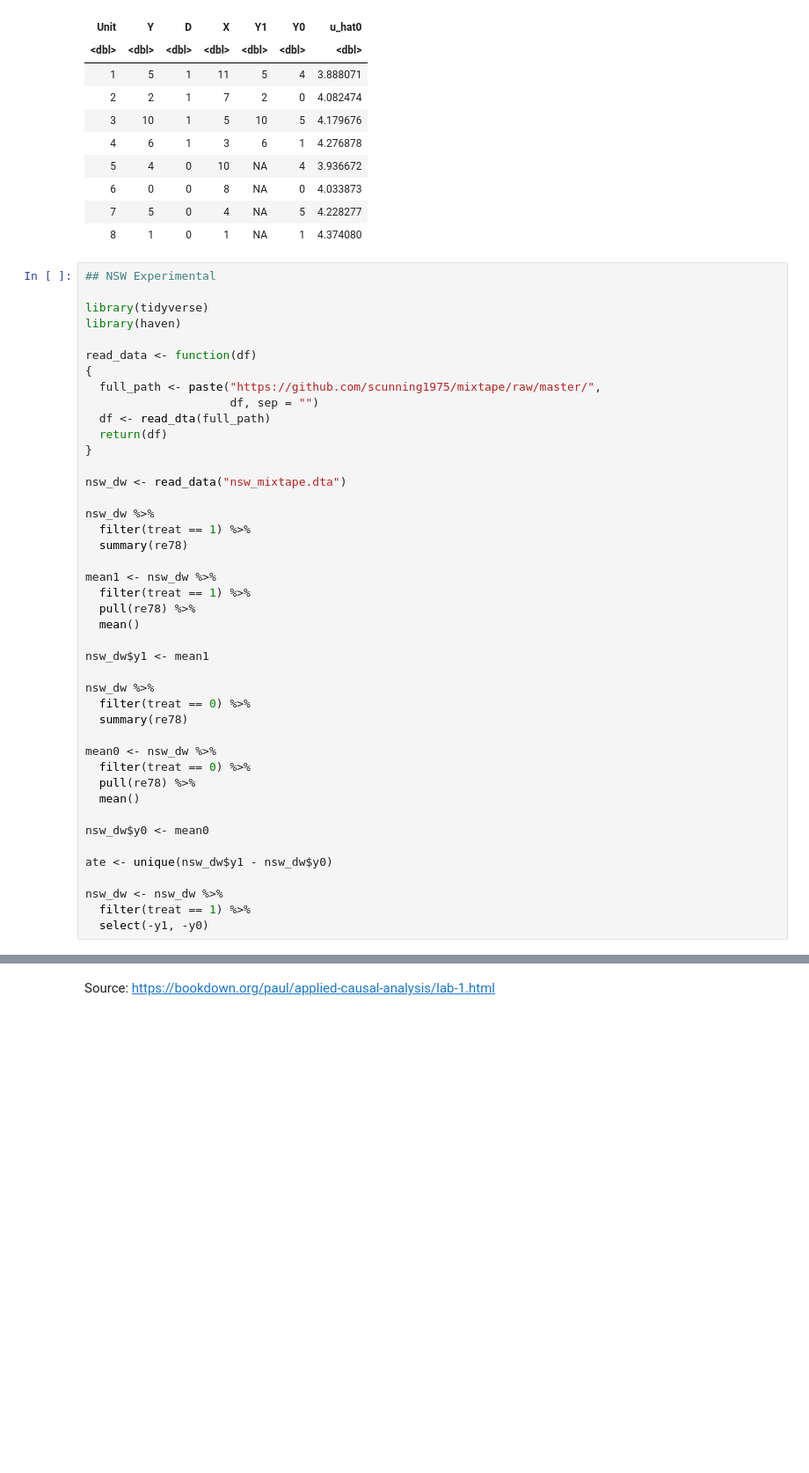
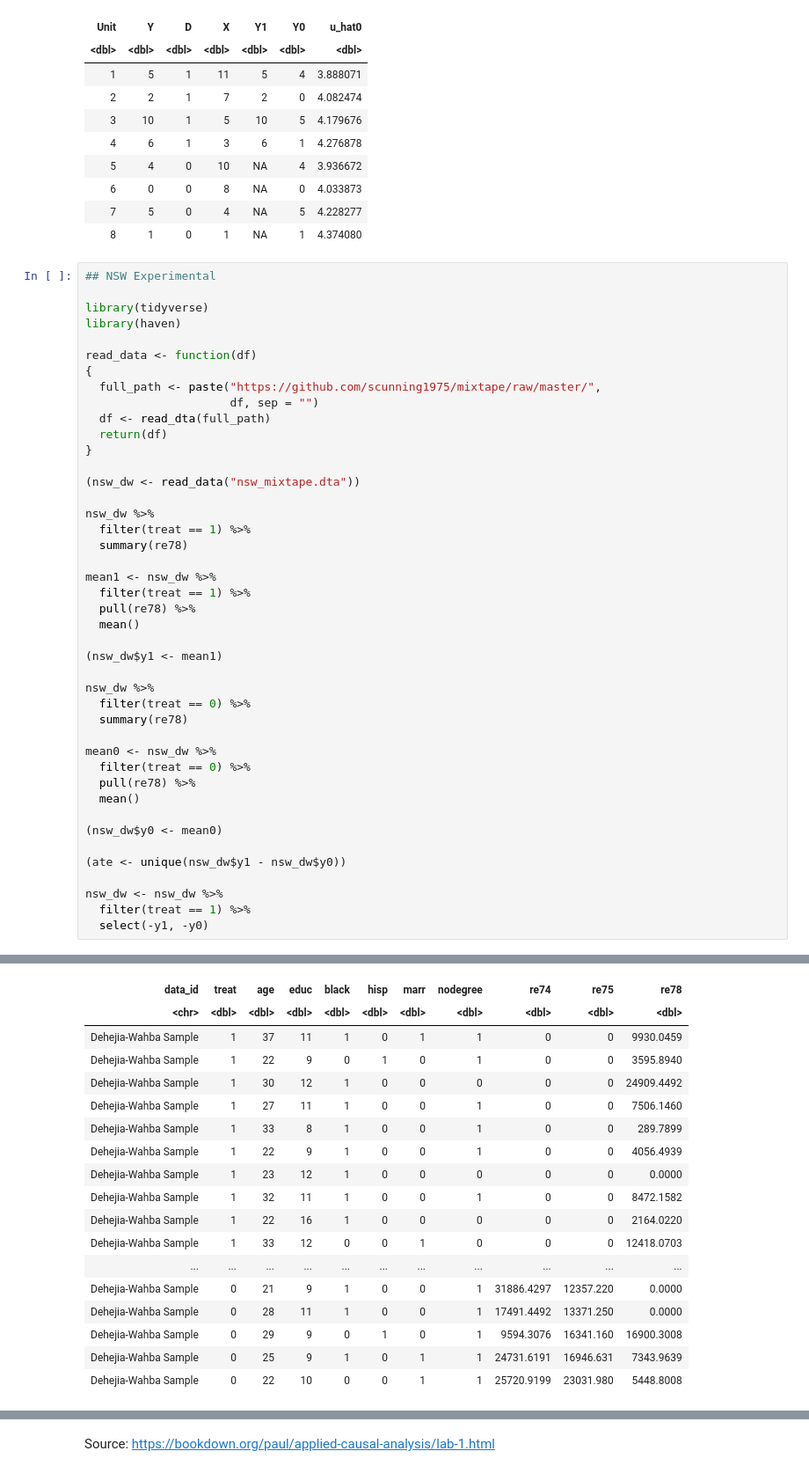
Before and after one commit to pacayton/Causal_Inference_Sessions, a Jupyter notebook: Matching_with_R.ipynb, the cells around one changed output, grey strips where cells are left out. Shown at 88% size. Drawn from its saved outputs; the diff is of its cells as text; blank space fills up the shorter version.

```diff
--- a/Matching_with_R.ipynb
+++ b/Matching_with_R.ipynb
@@ -75,7 +109,7 @@ read_data <- function(df)
   return(df)
 }
 
-nsw_dw <- read_data("nsw_mixtape.dta")
+(nsw_dw <- read_data("nsw_mixtape.dta"))
 
 nsw_dw %>%
   filter(treat == 1) %>%
@@ -86,7 +120,7 @@ mean1 <- nsw_dw %>%
   pull(re78) %>%
   mean()
 
-nsw_dw$y1 <- mean1
+(nsw_dw$y1 <- mean1)
 
 nsw_dw %>%
   filter(treat == 0) %>%
@@ -97,9 +131,9 @@ mean0 <- nsw_dw %>%
   pull(re78) %>%
   mean()
 
-nsw_dw$y0 <- mean0
+(nsw_dw$y0 <- mean0)
 
-ate <- unique(nsw_dw$y1 - nsw_dw$y0)
+(ate <- unique(nsw_dw$y1 - nsw_dw$y0))
 
 nsw_dw <- nsw_dw %>%
   filter(treat == 1) %>%
@@ -125 +143,19 @@ nsw_dw <- nsw_dw %>%
+| data_id | treat | age | educ | black | hisp | marr | nodegree | re74 | re75 | re78 |
+| <chr> | <dbl> | <dbl> | <dbl> | <dbl> | <dbl> | <dbl> | <dbl> | <dbl> | <dbl> | <dbl> |
+| Dehejia-Wahba Sample | 1 | 37 | 11 | 1 | 0 | 1 | 1 | 0 | 0 | 9930.0459 |
+| Dehejia-Wahba Sample | 1 | 22 | 9 | 0 | 1 | 0 | 1 | 0 | 0 | 3595.8940 |
+| Dehejia-Wahba Sample | 1 | 30 | 12 | 1 | 0 | 0 | 0 | 0 | 0 | 24909.4492 |
+| Dehejia-Wahba Sample | 1 | 27 | 11 | 1 | 0 | 0 | 1 | 0 | 0 | 7506.1460 |
+| Dehejia-Wahba Sample | 1 | 33 | 8 | 1 | 0 | 0 | 1 | 0 | 0 | 289.7899 |
+| Dehejia-Wahba Sample | 1 | 22 | 9 | 1 | 0 | 0 | 1 | 0 | 0 | 4056.4939 |
+| Dehejia-Wahba Sample | 1 | 23 | 12 | 1 | 0 | 0 | 0 | 0 | 0 | 0.0000 |
+| Dehejia-Wahba Sample | 1 | 32 | 11 | 1 | 0 | 0 | 1 | 0 | 0 | 8472.1582 |
+| Dehejia-Wahba Sample | 1 | 22 | 16 | 1 | 0 | 0 | 0 | 0 | 0 | 2164.0220 |
+| Dehejia-Wahba Sample | 1 | 33 | 12 | 0 | 0 | 1 | 0 | 0 | 0 | 12418.0703 |
+| ... | ... | ... | ... | ... | ... | ... | ... | ... | ... | ... |
+| Dehejia-Wahba Sample | 0 | 21 | 9 | 1 | 0 | 0 | 1 | 31886.4297 | 12357.220 | 0.0000 |
+| Dehejia-Wahba Sample | 0 | 28 | 11 | 1 | 0 | 0 | 1 | 17491.4492 | 13371.250 | 0.0000 |
+| Dehejia-Wahba Sample | 0 | 29 | 9 | 0 | 1 | 0 | 1 | 9594.3076 | 16341.160 | 16900.3008 |
+| Dehejia-Wahba Sample | 0 | 25 | 9 | 1 | 0 | 1 | 1 | 24731.6191 | 16946.631 | 7343.9639 |
+| Dehejia-Wahba Sample | 0 | 22 | 10 | 0 | 0 | 1 | 1 | 25720.9199 | 23031.980 | 5448.8008 |
    data_id              treat        age             educ
```
Also changed, not shown: parts of 8 cells of this notebook.
